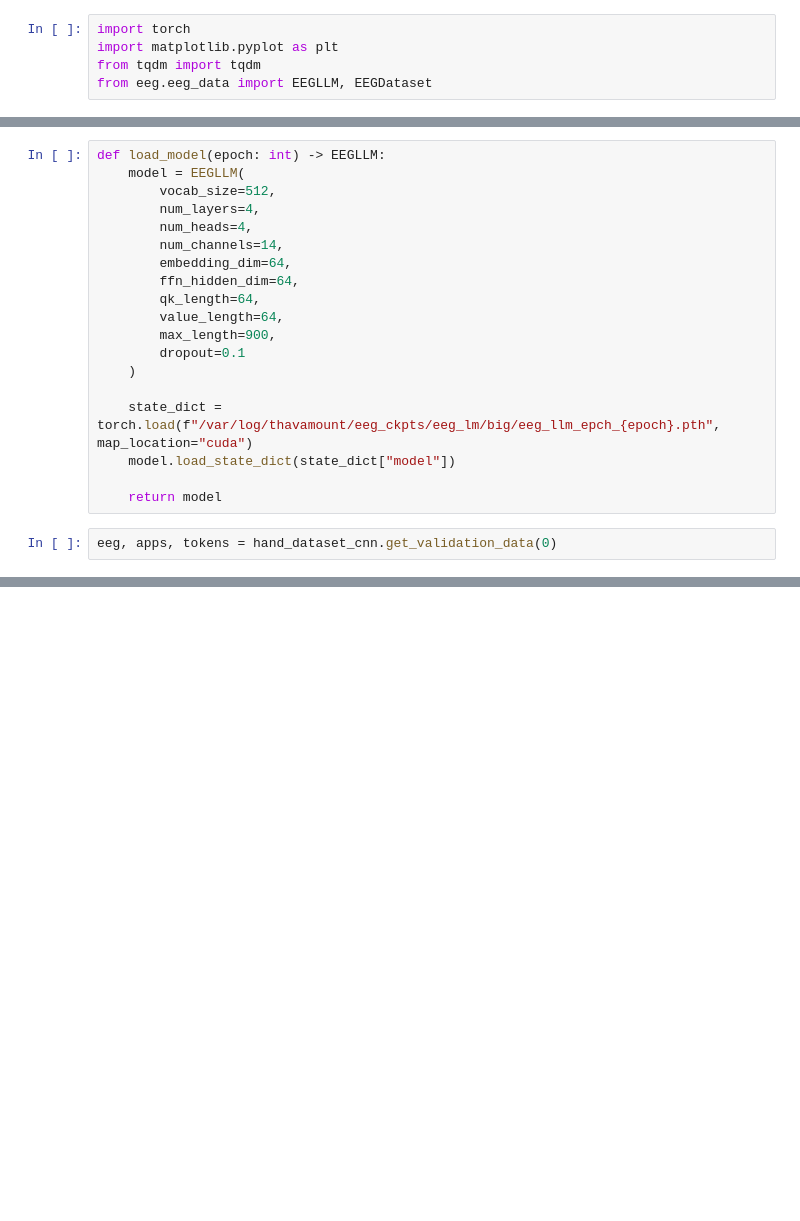
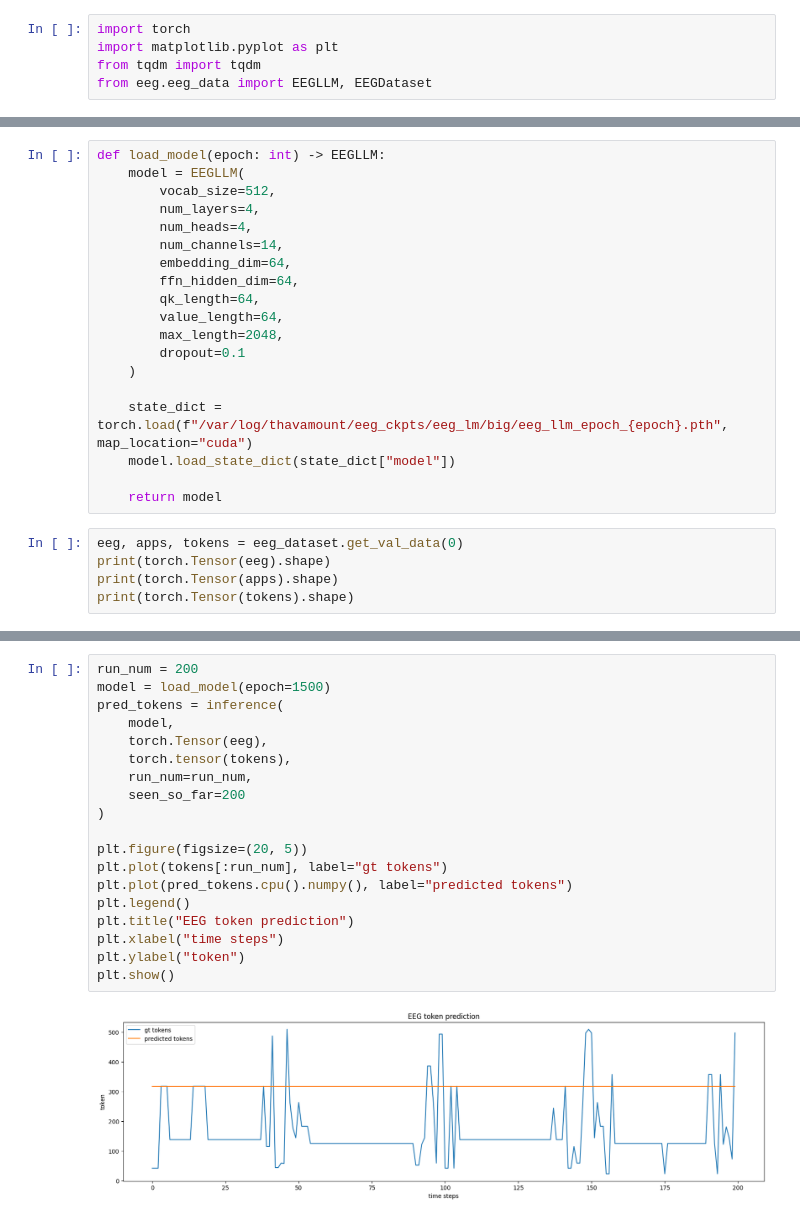
Before and after one commit to ojasprabhune/eeg, a Jupyter notebook: notebooks/big_eeg.ipynb, the cells around one changed output, grey strips where cells are left out. Drawn from its saved outputs; the diff is of its cells as text; blank space fills up the shorter version.

Commit message:
add EEG LLM inference notebook

```diff
--- a/notebooks/big_eeg.ipynb
+++ b/notebooks/big_eeg.ipynb
@@ -25,13 +29,16 @@ def load_model(epoch: int) -> EEGLLM:
         ffn_hidden_dim=64,
         qk_length=64,
         value_length=64,
-        max_length=900,
+        max_length=2048,
         dropout=0.1
     )
 
-    state_dict = torch.load(f"/var/log/thavamount/eeg_ckpts/eeg_lm/big/eeg_llm_epch_{epoch}.pth", map_location="cuda")
+    state_dict = torch.load(f"/var/log/thavamount/eeg_ckpts/eeg_lm/big/eeg_llm_epoch_{epoch}.pth", map_location="cuda")
     model.load_state_dict(state_dict["model"])
 
     return model
 # %%
-eeg, apps, tokens = hand_dataset_cnn.get_validation_data(0)
+eeg, apps, tokens = eeg_dataset.get_val_data(0)
+print(torch.Tensor(eeg).shape)
+print(torch.Tensor(apps).shape)
+print(torch.Tensor(tokens).shape)
@@ -69,0 +70,21 @@ def inference(model: torch.nn.Module, seen_so_far: int = 100) -> torch.Tensor:
+# %%
+run_num = 200
+model = load_model(epoch=1500)
+pred_tokens = inference(
+    model,
+    torch.Tensor(eeg),
+    torch.tensor(tokens),
+    run_num=run_num,
+    seen_so_far=200
+)
+
+plt.figure(figsize=(20, 5))
+plt.plot(tokens[:run_num], label="gt tokens")
+plt.plot(pred_tokens.cpu().numpy(), label="predicted tokens")
+plt.legend()
+plt.title("EEG token prediction")
+plt.xlabel("time steps")
+plt.ylabel("token")
+plt.show()
+# %% [output]
+[figure, added]
```
Also changed, not shown: parts of 3 cells of this notebook, 1 other file.
